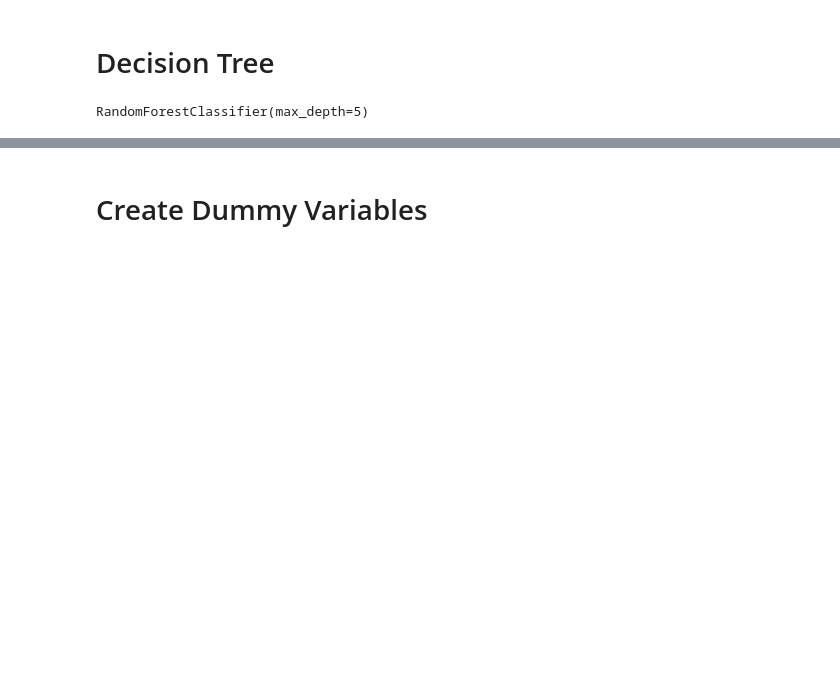
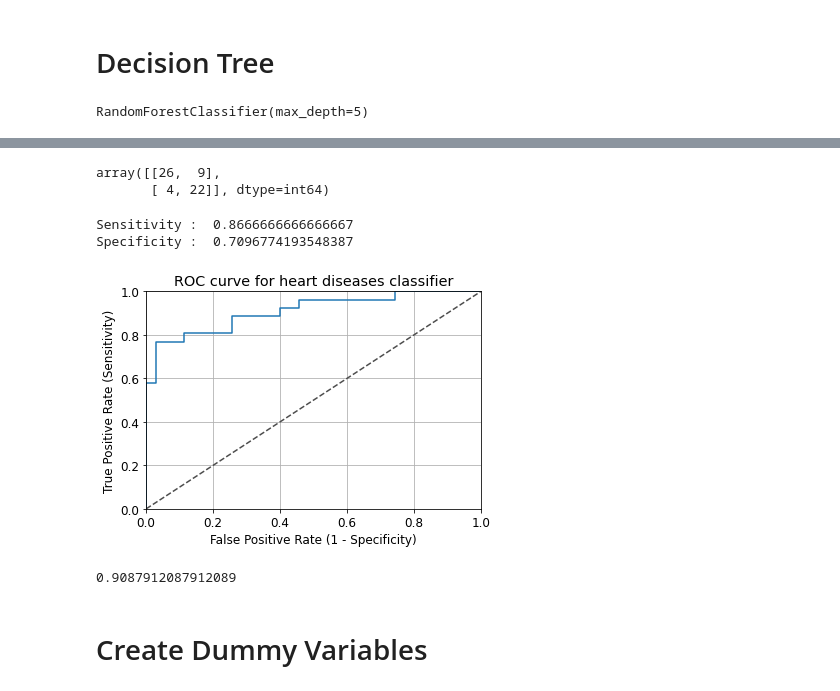
Before and after one commit to lowwilliam/Disease_Prediction, a Jupyter notebook: disease_prediction.ipynb, the cells around one changed output, grey strips where cells are left out. Cells and saved outputs as stored; diff of their text form; code cells hidden in the pictures; blank space fills up the shorter version.

```diff
--- a/disease_prediction.ipynb
+++ b/disease_prediction.ipynb
@@ -229,3 +233,43 @@ graphviz.Source(tree)
+# %%
+y_predict = model.predict(X_test)
+y_pred_quant = model.predict_proba(X_test)[:, 1]
+y_pred_bin = model.predict(X_test)
+# %%
+confusion_matrix = confusion_matrix(y_test, y_pred_bin)
+confusion_matrix
+# %% [output]
+array([[26,  9],
+       [ 4, 22]], dtype=int64)
+# %%
+total=sum(sum(confusion_matrix))
+
+sensitivity = confusion_matrix[0,0]/(confusion_matrix[0,0]+confusion_matrix[1,0])
+print('Sensitivity : ', sensitivity )
+
+specificity = confusion_matrix[1,1]/(confusion_matrix[1,1]+confusion_matrix[0,1])
+print('Specificity : ', specificity)
+# %% [output]
+Sensitivity :  0.8666666666666667
+Specificity :  0.7096774193548387
+# %%
+fpr, tpr, thresholds = roc_curve(y_test, y_pred_quant)
+
+fig, ax = plt.subplots()
+ax.plot(fpr, tpr)
+ax.plot([0, 1], [0, 1], transform=ax.transAxes, ls="--", c=".3")
+plt.xlim([0.0, 1.0])
+plt.ylim([0.0, 1.0])
+plt.rcParams['font.size'] = 12
+plt.title('ROC curve for heart diseases classifier')
+plt.xlabel('False Positive Rate (1 - Specificity)')
+plt.ylabel('True Positive Rate (Sensitivity)')
+plt.grid(True)
+# %% [output]
+[figure, added]
+# %%
+auc(fpr, tpr)
+# %% [output]
+0.9087912087912089
 # %% [markdown]
 # Create Dummy Variables
 # %%
```
Also changed, not shown: parts of 8 cells of this notebook.
